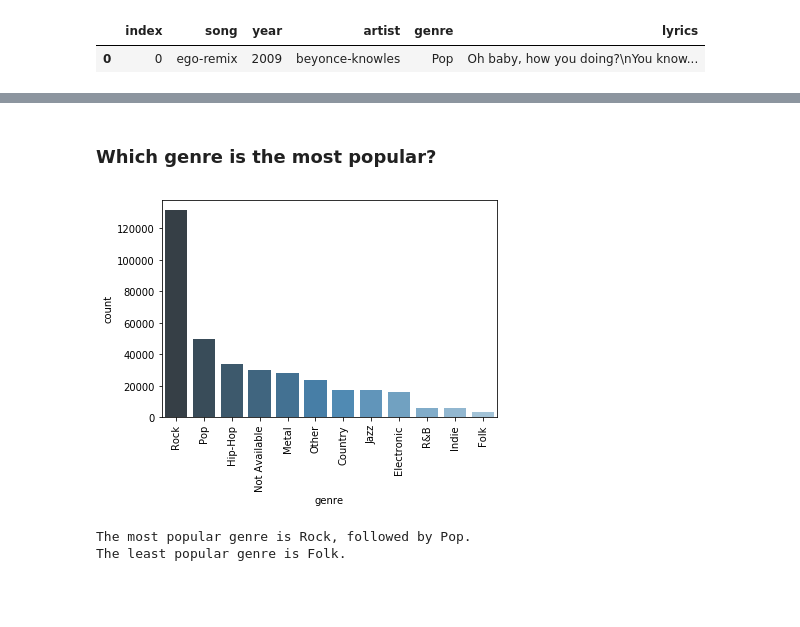
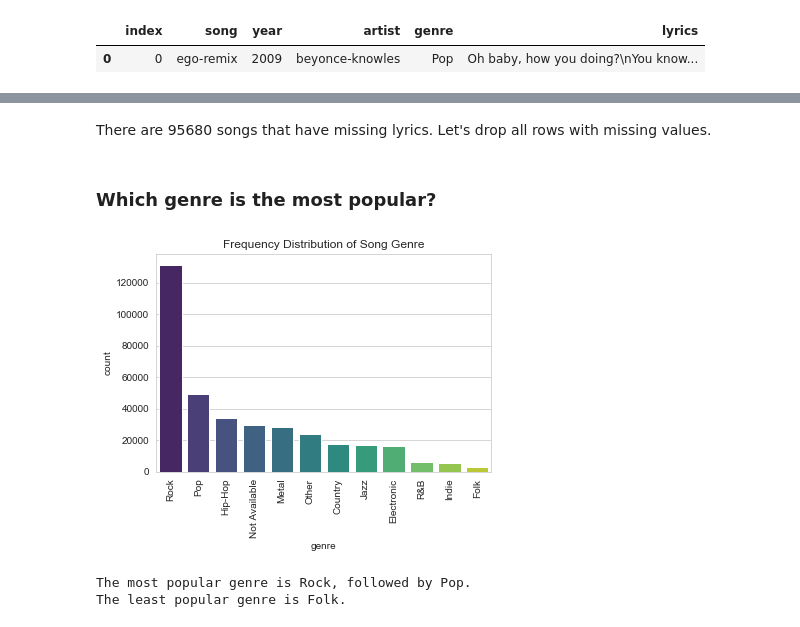
Before and after one commit to topspinj/NLPlyrics, a Jupyter notebook: lyrics-analysis.ipynb, the cells around one changed output, grey strips where cells are left out. Saved outputs shown, nothing was run; the diff lists cells and outputs as text; code cells hidden in the pictures; blank space fills up the shorter version.

```diff
--- a/lyrics-analysis.ipynb
+++ b/lyrics-analysis.ipynb
@@ -5,8 +5,8 @@ import matplotlib.pyplot as plt
 import seaborn as sns
 import nltk
 # %%
-lyrics = pd.read_csv("lyrics.csv")
-print("Number of songs: {:d}".format(lyrics.shape[0]))
+data = pd.read_csv("lyrics.csv")
+print("Number of songs: {:d}".format(data.shape[0]))
 # %% [output]
 Number of songs: 362237
 # %% [markdown]
@@ -19,14 +31,20 @@ lyrics.head(1)
+# %% [markdown]
+There are 95680 songs that have missing lyrics. Let's drop all rows with missing values.
+# %%
+data = data.dropna()
 # %% [markdown]
 ### Which genre is the most popular?
 # %%
-genres = lyrics['genre'].value_counts().reset_index()
+genres = data['genre'].value_counts().reset_index()
 genres.columns = ['genre', 'count']
 
-sns.barplot(x='genre', y='count', data=genres, palette="Blues_d")
+sns.set_style("whitegrid")
+sns.barplot(x='genre', y='count', data=genres, palette='viridis')
 plt.xticks(rotation=90)
+plt.title('Frequency Distribution of Song Genre')
 plt.show()
 # %% [output]
-[figure, old version]
+[figure, new version]
 # %%
 print("The most popular genre is {:s}, followed by {:s}.".format(genres['genre'][0], genres['genre'][1]))
 print("The least popular genre is {:s}.".format(genres["genre"].iloc[-1]))
```
Also changed, not shown: parts of 12 cells of this notebook.
